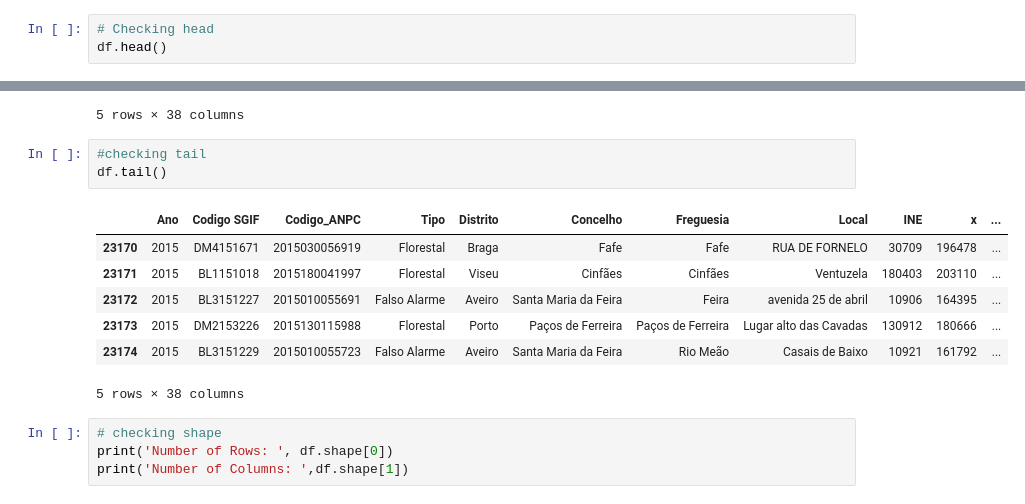
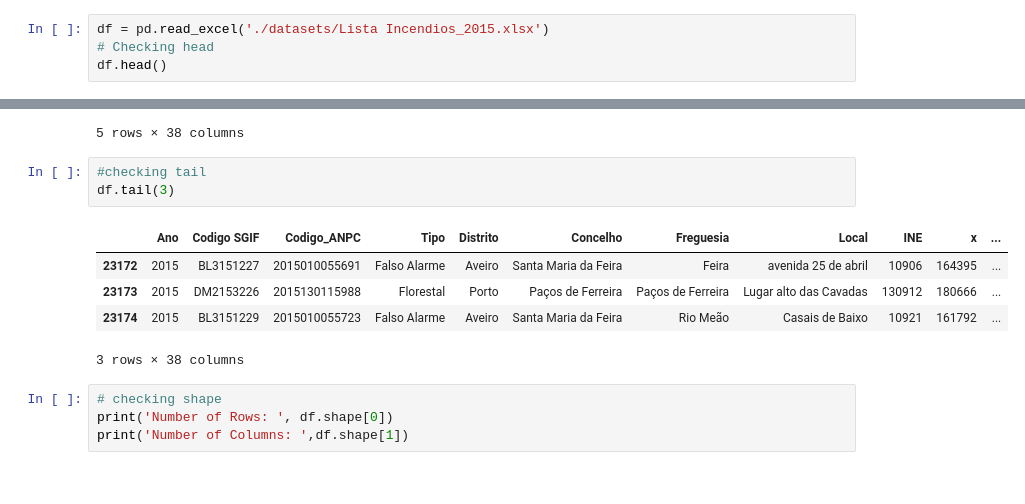
Before and after one commit to Sandokhan/Masters, a Jupyter notebook: 1S/FCED/Stats/wildfires.ipynb, the cells around one changed output, grey strips where cells are left out. Cells and saved outputs as stored; diff of their text form.

```diff
--- a/1S/FCED/Stats/wildfires.ipynb
+++ b/1S/FCED/Stats/wildfires.ipynb
@@ -12,6 +12,7 @@ profile = ProfileReport(df, explorative=True)
 #Saving results to a HTML file
 profile.to_file("./output/output.html")
 # %%
+df = pd.read_excel('./datasets/Lista Incendios_2015.xlsx')
 # Checking head
 df.head()
 # %% [output]
@@ -24,15 +25,13 @@ df.head()
 5 rows × 38 columns
 # %%
 #checking tail
-df.tail()
+df.tail(3)
 # %% [output]
 |  | Ano | Codigo SGIF | Codigo_ANPC | Tipo | Distrito | Concelho | Freguesia | Local | INE | x | ... |
-| 23170 | 2015 | DM4151671 | 2015030056919 | Florestal | Braga | Fafe | Fafe | RUA DE FORNELO | 30709 | 196478 | ... |
-| 23171 | 2015 | BL1151018 | 2015180041997 | Florestal | Viseu | Cinfães | Cinfães | Ventuzela | 180403 | 203110 | ... |
 | 23172 | 2015 | BL3151227 | 2015010055691 | Falso Alarme | Aveiro | Santa Maria da Feira | Feira | avenida 25 de abril | 10906 | 164395 | ... |
 | 23173 | 2015 | DM2153226 | 2015130115988 | Florestal | Porto | Paços de Ferreira | Paços de Ferreira | Lugar alto das Cavadas | 130912 | 180666 | ... |
 | 23174 | 2015 | BL3151229 | 2015010055723 | Falso Alarme | Aveiro | Santa Maria da Feira | Rio Meão | Casais de Baixo | 10921 | 161792 | ... |
-5 rows × 38 columns
+3 rows × 38 columns
 # %%
 # checking shape
 print('Number of Rows: ', df.shape[0])
```
Also changed, not shown: parts of 7 cells of this notebook.
